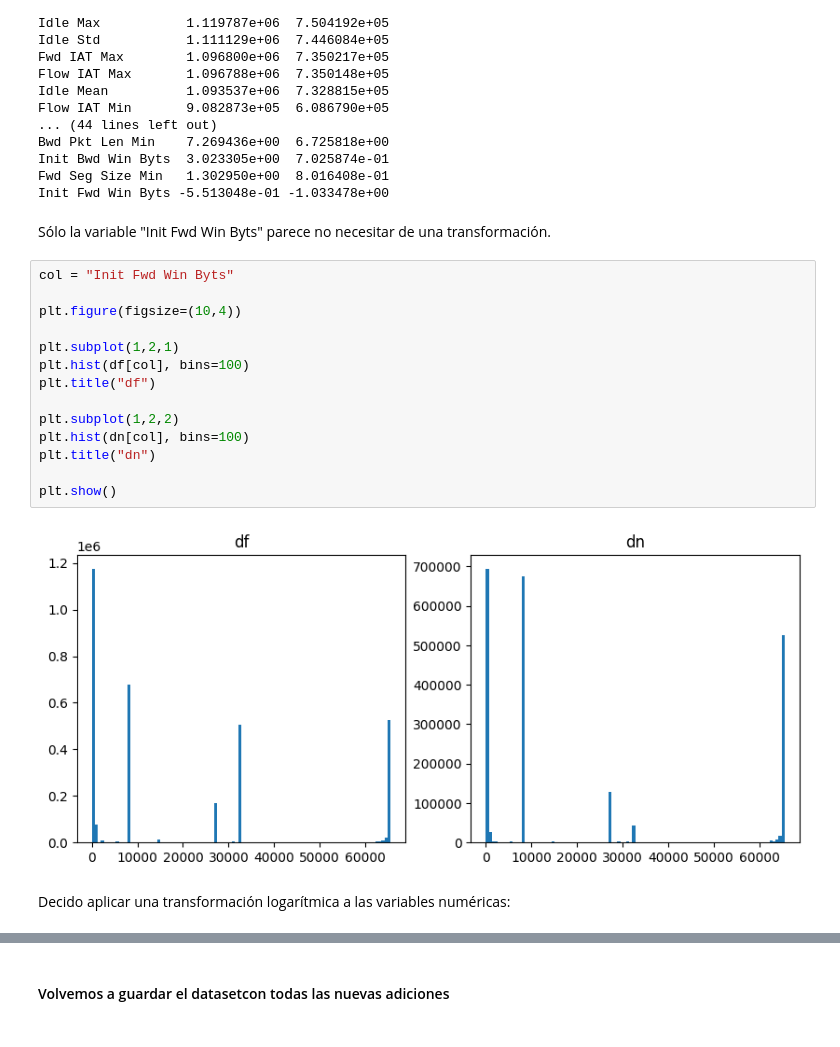
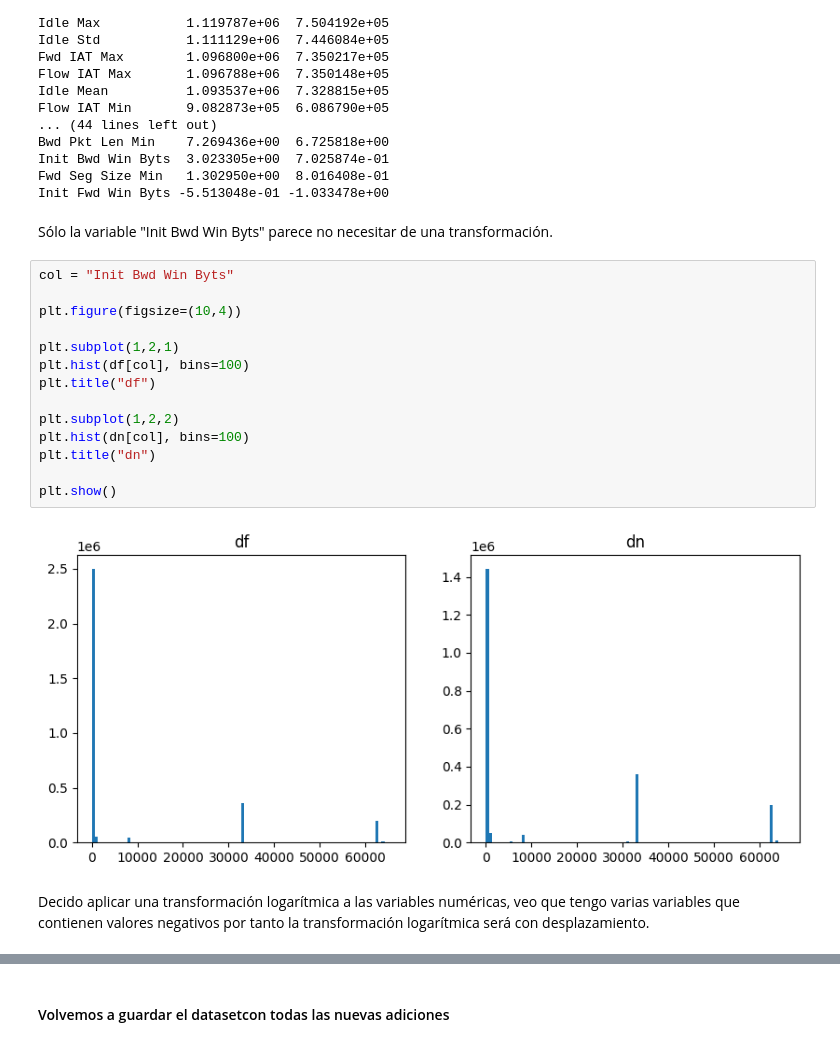
Before and after one commit to Axton-Industries/IDS-based-on-machine-learning-techniques, a Jupyter notebook: notebooks/03_eda.ipynb, the cells around one changed output, grey strips where cells are left out. Drawn from its saved outputs; the diff is of its cells as text.

```diff
--- a/notebooks/03_eda.ipynb
+++ b/notebooks/03_eda.ipynb
@@ -265,22 +266,22 @@ Init Bwd Win Byts  3.023305e+00  7.025874e-01
 Fwd Seg Size Min   1.302950e+00  8.016408e-01
 Init Fwd Win Byts -5.513048e-01 -1.033478e+00
 # %% [markdown]
-Sólo la variable "Init Fwd Win Byts" parece no necesitar de una transformación.
+Sólo la variable "Init Bwd Win Byts" parece no necesitar de una transformación.
 # %%
-col = "Init Fwd Win Byts"
+col = "Init Bwd Win Byts"
 
 plt.figure(figsize=(10,4))
 
 plt.subplot(1,2,1)
 plt.hist(df[col], bins=100)
 plt.title("df")
 
 plt.subplot(1,2,2)
 plt.hist(dn[col], bins=100)
 plt.title("dn")
 
 plt.show()
 # %% [output]
-[figure, old version]
+[figure, new version]
 # %% [markdown]
-Decido aplicar una transformación logarítmica a las variables numéricas:
+Decido aplicar una transformación logarítmica a las variables numéricas, veo que tengo varias variables que contienen valores negativos por tanto la transformación logarítmica será con desplazamiento.
```
Also changed, not shown: parts of 10 cells of this notebook, 4 other files.
